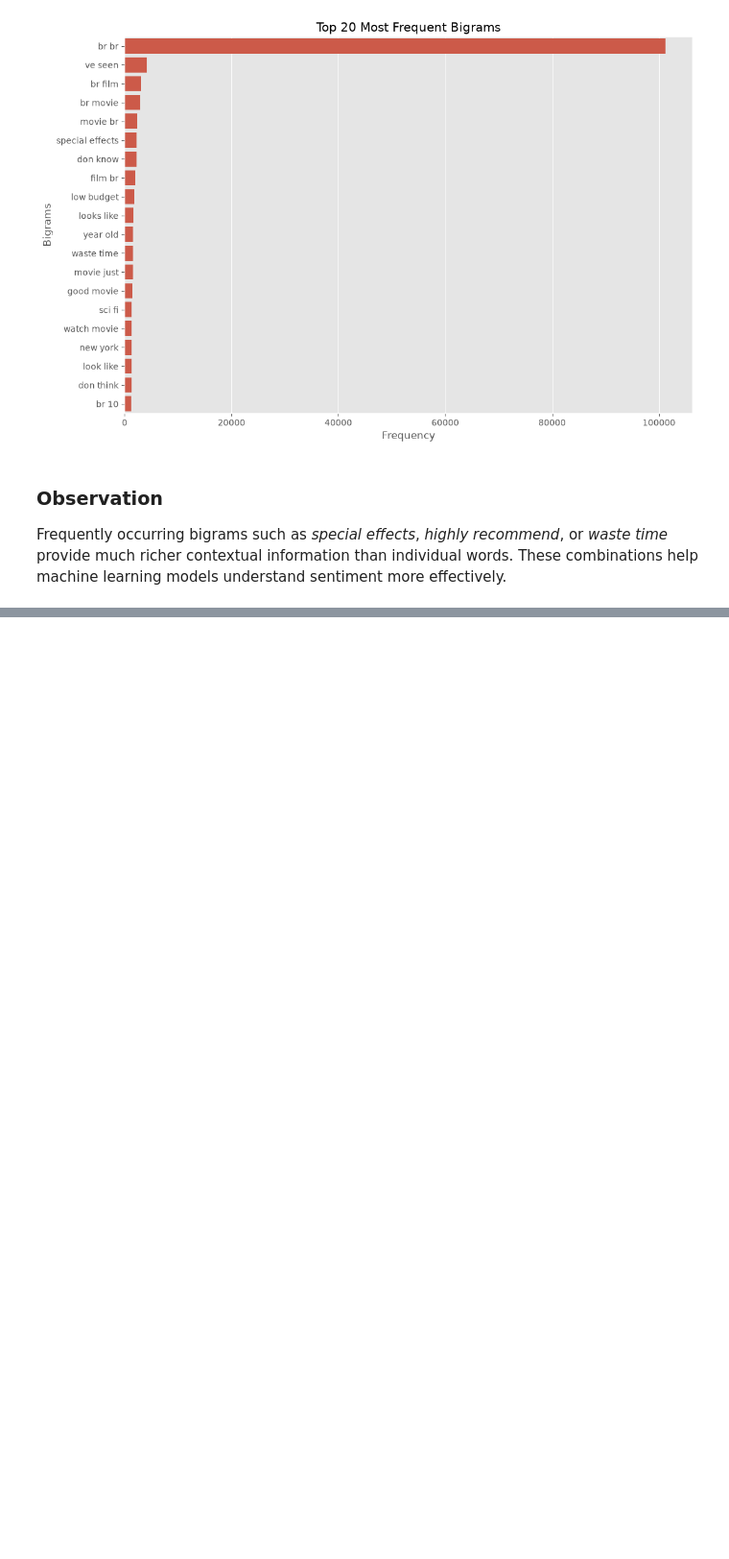
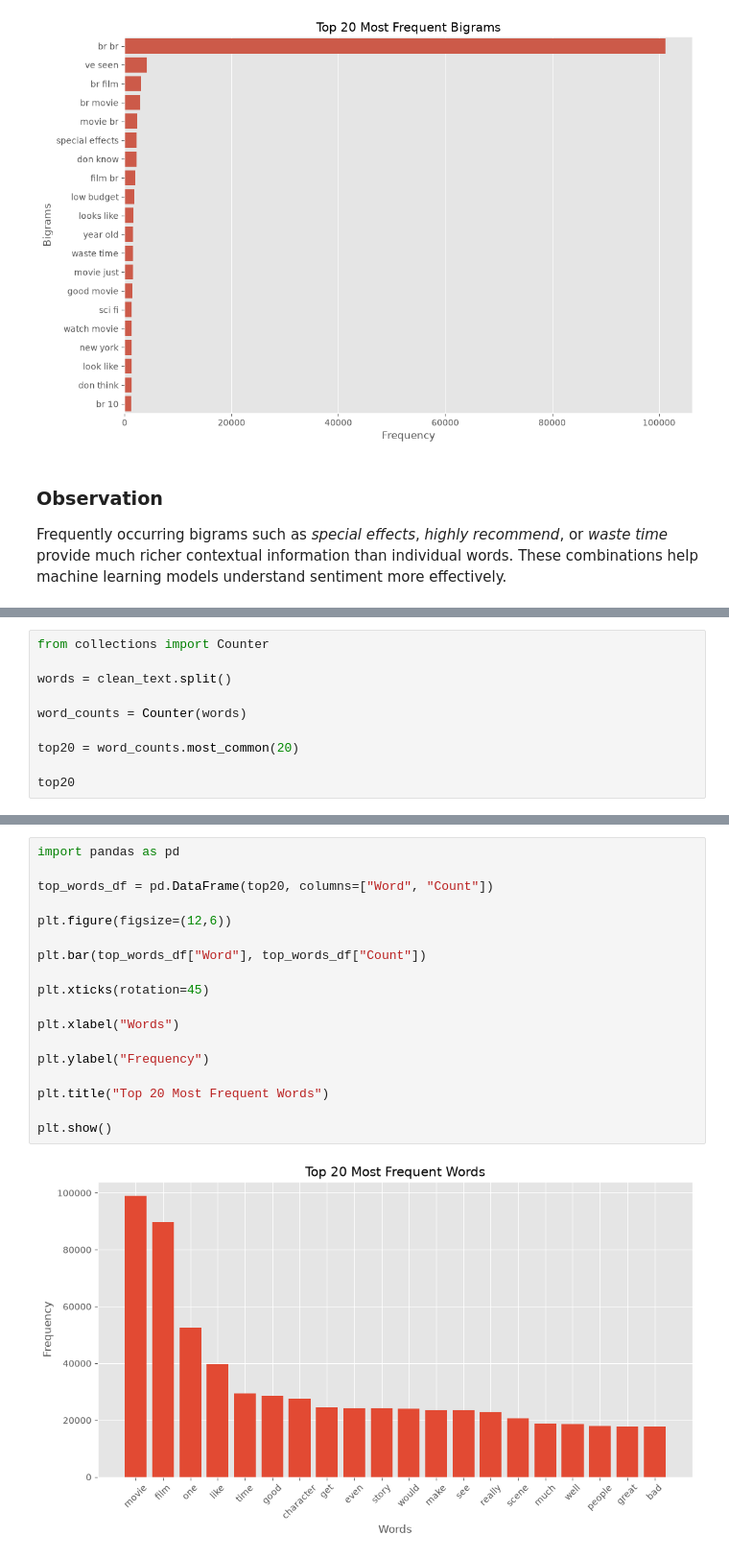
Before and after one commit to Naitik-Tiwari/Sentiment-Analysis-Project, a Jupyter notebook: notebooks/eda.ipynb, the cells around one changed output, grey strips where cells are left out. Shown at 96% size. Cells and saved outputs as stored; diff of their text form; blank space fills up the shorter version.

```diff
--- a/notebooks/eda.ipynb
+++ b/notebooks/eda.ipynb
@@ -379,0 +481,10 @@ Frequently occurring bigrams such as *special effects*, *highly recommend*, or *
+# %%
+from collections import Counter
+
+words = clean_text.split()
+
+word_counts = Counter(words)
+
+top20 = word_counts.most_common(20)
+
+top20
@@ -379,0 +512,20 @@ Frequently occurring bigrams such as *special effects*, *highly recommend*, or *
+# %%
+import pandas as pd
+
+top_words_df = pd.DataFrame(top20, columns=["Word", "Count"])
+
+plt.figure(figsize=(12,6))
+
+plt.bar(top_words_df["Word"], top_words_df["Count"])
+
+plt.xticks(rotation=45)
+
+plt.xlabel("Words")
+
+plt.ylabel("Frequency")
+
+plt.title("Top 20 Most Frequent Words")
+
+plt.show()
+# %% [output]
+[figure, added]
```
Also changed, not shown: parts of 26 cells of this notebook, 2 other files.
